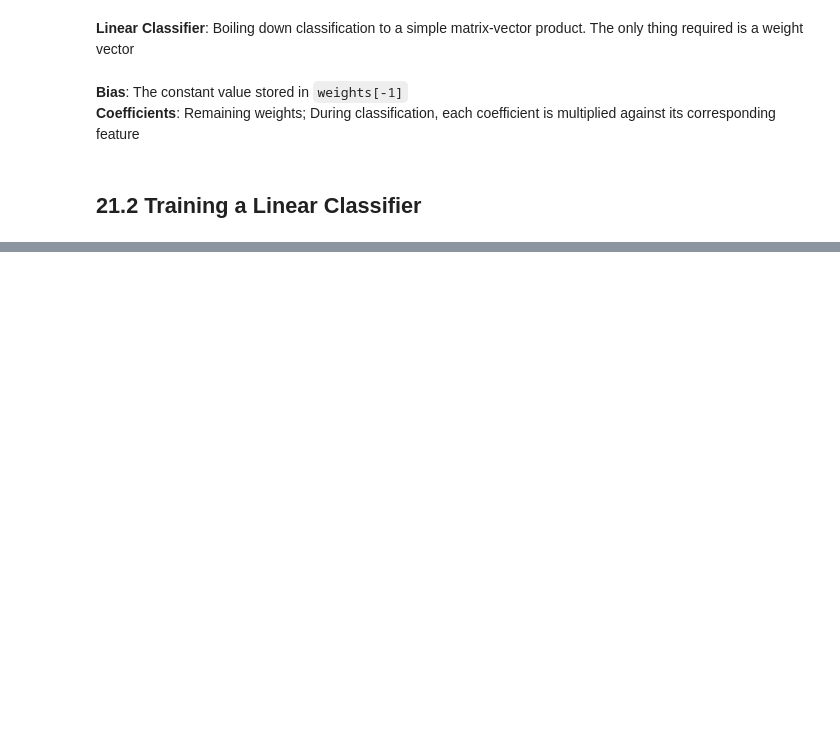
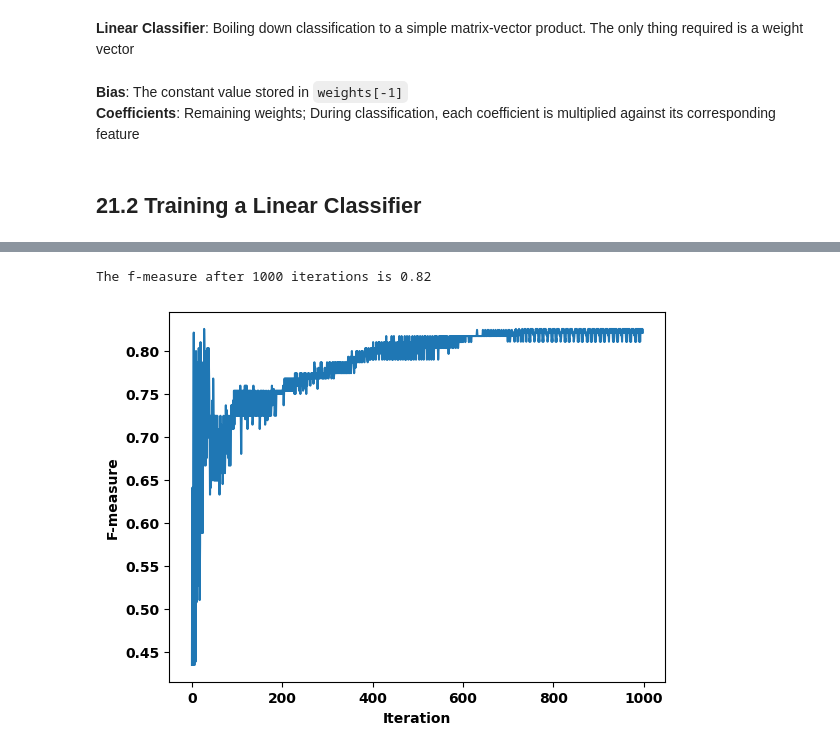
Before and after one commit to IanSinColorado/DataScienceBootcamp, a Jupyter notebook: Chapter21.ipynb, the cells around one changed output, grey strips where cells are left out. Saved outputs shown, nothing was run; the diff lists cells and outputs as text; code cells hidden in the pictures; blank space fills up the shorter version.

```diff
--- a/Chapter21.ipynb
+++ b/Chapter21.ipynb
@@ -113,0 +228,34 @@ assert predictions.tolist() == y_pred
+# %%
+# Reducing weight shifts over miltiple iterations
+np.random.seed(0)
+# Trains a linear model from features X and labels y
+# The predict function drives the weight shift by allowing us to compare predicted and actual class outpts.
+# Later in this section we modify predit to add nuance to the weight shifts
+def train(X, y, predict=predict):
+    M = np.column_stack([X, np.ones(X.shape[0])])
+
+    # A model with N features has N + 1 total weights representing N coefficients and one bias
+    weights = np.random.normal(size=X.shape[1] + 1)
+    f_measures = []
+    for k in range(1, 1000):
+        y_pred = linear_classifier(X, weights)
+        f_measures.append(f1_score(y_pred, y))
+
+        for i, actual in enumerate(y):
+            predicted = predict(M[i], weights)
+            bias_shift = get_bias_shift(predicted, actual)
+            # At each kth iteration, we dampen the weight shift by dividing by k. This reduces the weight-shift oscillations
+            weights -= bias_shift * M[i] / k
+
+        # Returns the pptimized weights along with tracked perfomrance across the 1,000 iterations
+    return weights, f_measures
+
+weights, f_measures = train(X, y)
+print(f'The f-measure after 1000 iterations is {f_measures[-1]:.2f}')
+plt.plot(range(len(f_measures)), f_measures)
+plt.xlabel('Iteration')
+plt.ylabel('F-measure')
+plt.show()
+# %% [output]
+The f-measure after 1000 iterations is 0.82
+[figure, added]
```
Also changed, not shown: parts of 52 cells of this notebook.
